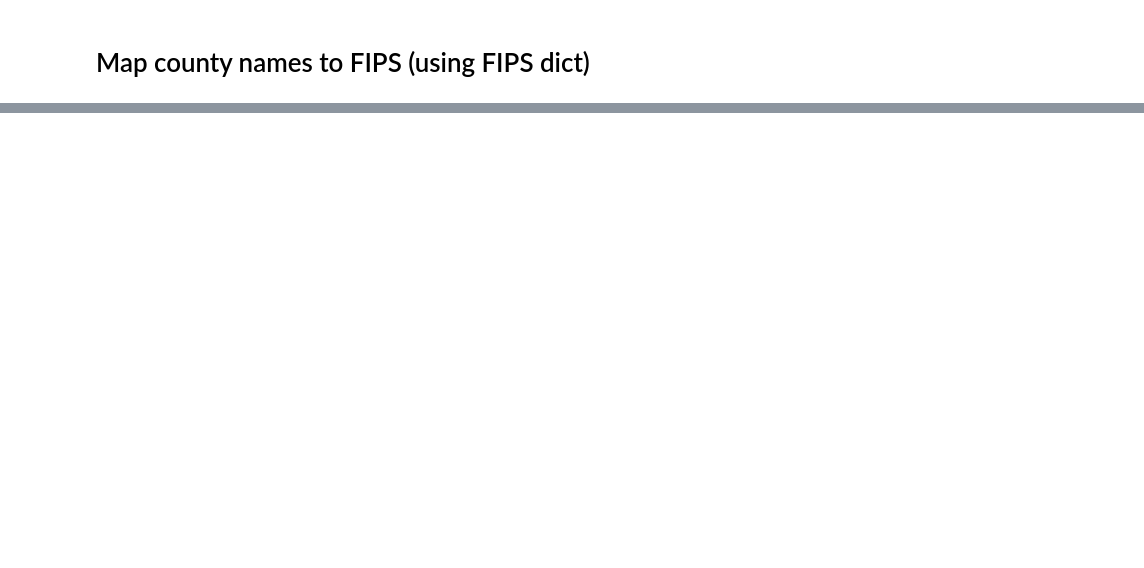
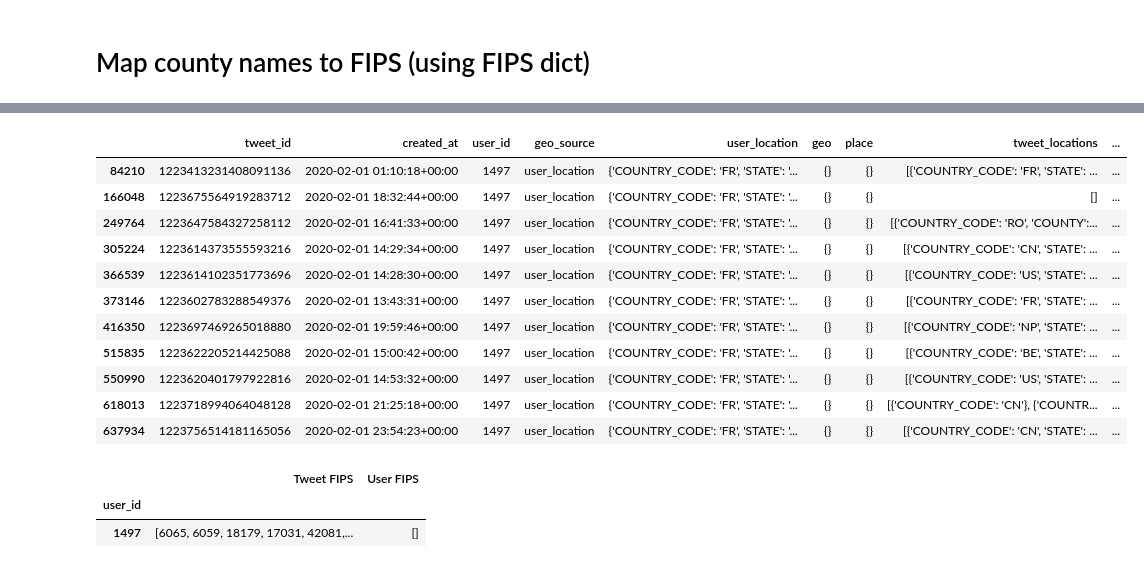
Before and after one commit to m-gaster/Twitter-Conspiracies, a Jupyter notebook: Pulling Twitter Data/Match GeoCov19 Data to Twitter Users (Twint Data).ipynb, the cells around one changed output, grey strips where cells are left out. Saved outputs shown, nothing was run; the diff lists cells and outputs as text; code cells hidden in the pictures; blank space fills up the shorter version.

```diff
--- a/Pulling Twitter Data/Match GeoCov19 Data to Twitter Users (Twint Data).ipynb
+++ b/Pulling Twitter Data/Match GeoCov19 Data to Twitter Users (Twint Data).ipynb
@@ -195,0 +199,15 @@ df.iloc[0]
+# %%
+df[df['user_id']==1497]
+# %% [output]
+|  | tweet_id | created_at | user_id | geo_source | user_location | geo | place | tweet_locations | ... |
+| 84210 | 1223413231408091136 | 2020-02-01 01:10:18+00:00 | 1497 | user_location | {'COUNTRY_CODE': 'FR', 'STATE': '... | {} | {} | [{'COUNTRY_CODE': 'FR', 'STATE': ... | ... |
+| 166048 | 1223675564919283712 | 2020-02-01 18:32:44+00:00 | 1497 | user_location | {'COUNTRY_CODE': 'FR', 'STATE': '... | {} | {} | [] | ... |
+| 249764 | 1223647584327258112 | 2020-02-01 16:41:33+00:00 | 1497 | user_location | {'COUNTRY_CODE': 'FR', 'STATE': '... | {} | {} | [{'COUNTRY_CODE': 'RO', 'COUNTY':... | ... |
+| 305224 | 1223614373555593216 | 2020-02-01 14:29:34+00:00 | 1497 | user_location | {'COUNTRY_CODE': 'FR', 'STATE': '... | {} | {} | [{'COUNTRY_CODE': 'CN', 'STATE': ... | ... |
+| 366539 | 1223614102351773696 | 2020-02-01 14:28:30+00:00 | 1497 | user_location | {'COUNTRY_CODE': 'FR', 'STATE': '... | {} | {} | [{'COUNTRY_CODE': 'US', 'STATE': ... | ... |
+| 373146 | 1223602783288549376 | 2020-02-01 13:43:31+00:00 | 1497 | user_location | {'COUNTRY_CODE': 'FR', 'STATE': '... | {} | {} | [{'COUNTRY_CODE': 'FR', 'STATE': ... | ... |
+| 416350 | 1223697469265018880 | 2020-02-01 19:59:46+00:00 | 1497 | user_location | {'COUNTRY_CODE': 'FR', 'STATE': '... | {} | {} | [{'COUNTRY_CODE': 'NP', 'STATE': ... | ... |
+| 515835 | 1223622205214425088 | 2020-02-01 15:00:42+00:00 | 1497 | user_location | {'COUNTRY_CODE': 'FR', 'STATE': '... | {} | {} | [{'COUNTRY_CODE': 'BE', 'STATE': ... | ... |
+| 550990 | 1223620401797922816 | 2020-02-01 14:53:32+00:00 | 1497 | user_location | {'COUNTRY_CODE': 'FR', 'STATE': '... | {} | {} | [{'COUNTRY_CODE': 'US', 'STATE': ... | ... |
+| 618013 | 1223718994064048128 | 2020-02-01 21:25:18+00:00 | 1497 | user_location | {'COUNTRY_CODE': 'FR', 'STATE': '... | {} | {} | [{'COUNTRY_CODE': 'CN'}, {'COUNTR... | ... |
+| 637934 | 1223756514181165056 | 2020-02-01 23:54:23+00:00 | 1497 | user_location | {'COUNTRY_CODE': 'FR', 'STATE': '... | {} | {} | [{'COUNTRY_CODE': 'CN', 'STATE': ... | ... |
@@ -195,0 +222,10 @@ df.iloc[0]
+# %%
+test = df[(df['user_id']==1497) & (df['geo_source']=='user_location')].groupby(by='user_id').agg({'Tweet FIPS': 'sum', 'User FIPS': list})
+
+test['User FIPS'] = test['User FIPS'].apply(remove_nan_from_list)
+
+test
+# %% [output]
+|  | Tweet FIPS | User FIPS |
+| user_id |  |  |
+| 1497 | [6065, 6059, 18179, 17031, 42081,... | [] |
```
Also changed, not shown: parts of 29 cells of this notebook.
